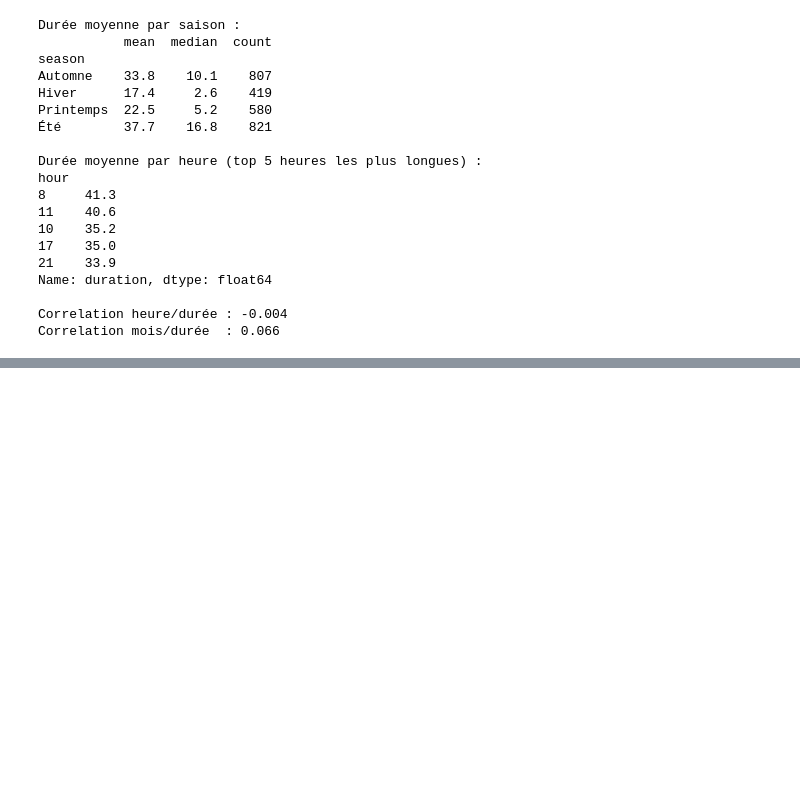
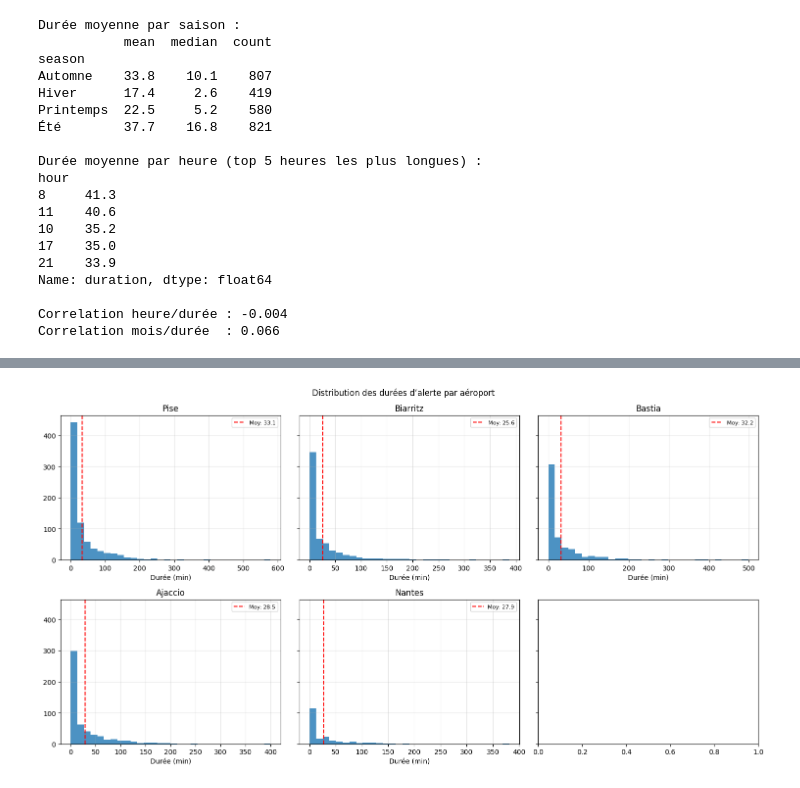
Before and after one commit to N-Mehdi/Dataverse, a Jupyter notebook: data/exploration.ipynb, the cells around one changed output, grey strips where cells are left out. Saved outputs shown, nothing was run; the diff lists cells and outputs as text; code cells hidden in the pictures; blank space fills up the shorter version.

```diff
--- a/data/exploration.ipynb
+++ b/data/exploration.ipynb
@@ -234,0 +337,22 @@ Correlation mois/durée  : 0.066
+# %%
+import matplotlib.pyplot as plt
+
+top_airports = df_alerts["airport"].value_counts().head(6).index
+
+fig, axes = plt.subplots(2, 3, figsize=(15, 8), sharex=False, sharey=True)
+axes = axes.ravel()
+
+for ax, airport in zip(axes, top_airports):
+    data = df_alerts.loc[df_alerts["airport"] == airport, "duration"]
+    ax.hist(data, bins=30, alpha=0.8)
+    ax.axvline(data.mean(), color="red", linestyle="--", label=f"Moy: {data.mean():.1f}")
+    ax.set_title(airport)
+    ax.set_xlabel("Durée (min)")
+    ax.legend(fontsize=8)
+    ax.grid(alpha=0.3)
+
+plt.suptitle("Distribution des durées d’alerte par aéroport")
+plt.tight_layout()
+plt.show()
+# %% [output]
+[figure, added]
```
Also changed, not shown: parts of 24 cells of this notebook.
